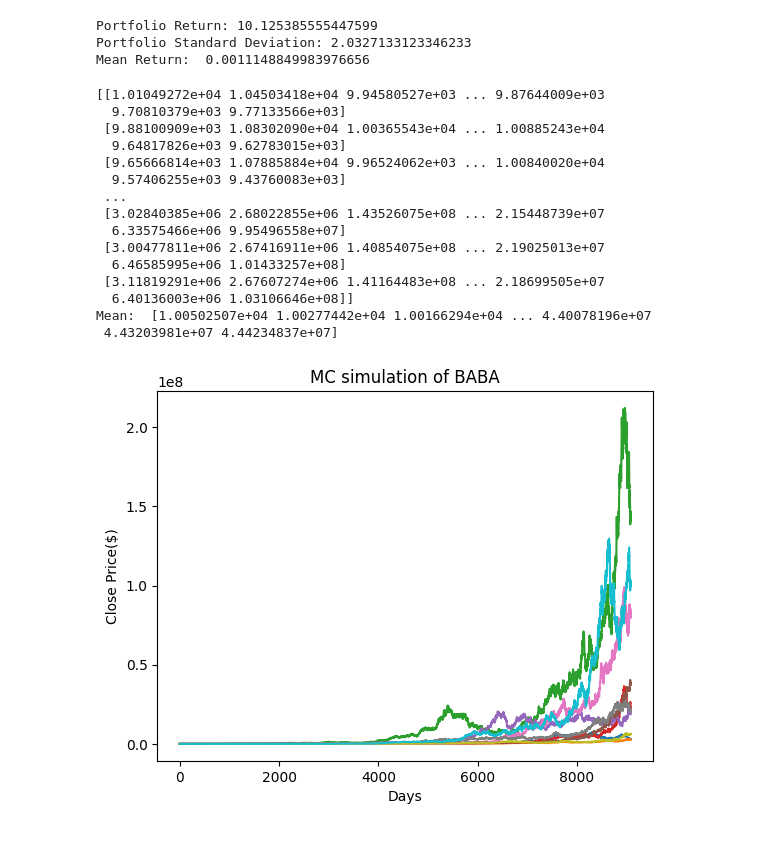
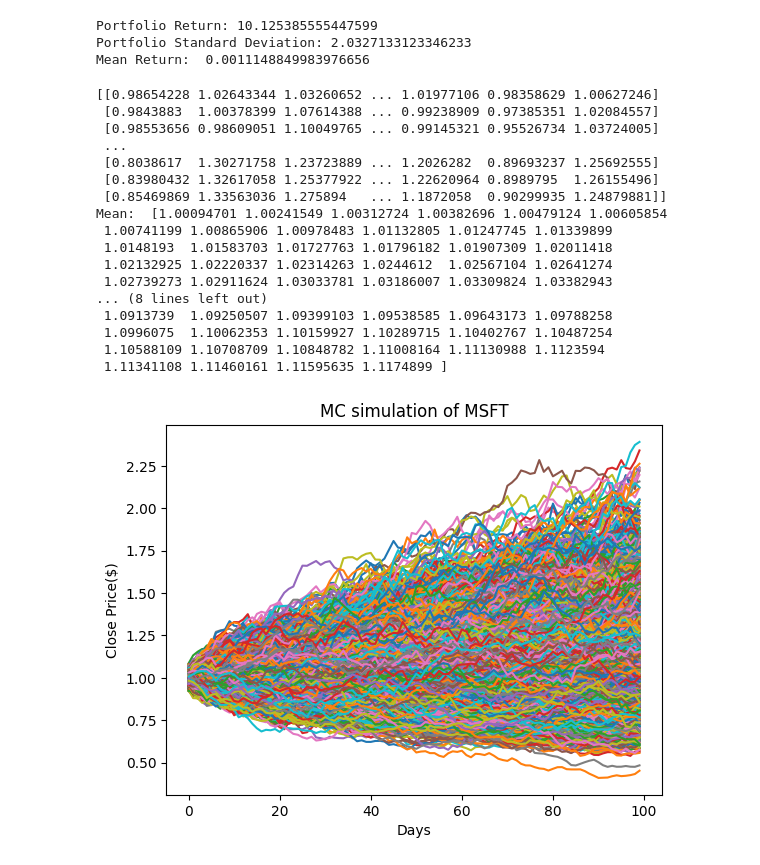
Before and after one commit to JojoDuke/lstm-test, a Jupyter notebook: mc-test.ipynb, the cells around one changed output. Saved outputs shown, nothing was run; the diff lists cells and outputs as text; code cells hidden in the pictures.

```diff
--- a/mc-test.ipynb
+++ b/mc-test.ipynb
@@ -56,9 +56,9 @@ Mean Return:  0.0011148849983976656
 # %%
 
 # Monte Carlo simulation for single-asset portfolio
-mc_sims = 10
-T = 9084
-initialPortfolio = 10000
+mc_sims = 8000
+T = 100
+initialPortfolio = 1
 
 meanM = np.full(shape=(T, 1), fill_value=mean_return)
 stock_simulations = np.zeros((T, mc_sims))
@@ -80,34 +80,30 @@ percentile_95 = np.percentile(stock_simulations, 95, axis=1)
 print(stock_simulations)
 print("Mean: ", mean_portfolios)
 # %% [output]
-[[1.01049272e+04 1.04503418e+04 9.94580527e+03 ... 9.87644009e+03
-  9.70810379e+03 9.77133566e+03]
- [9.88100909e+03 1.08302090e+04 1.00365543e+04 ... 1.00885243e+04
-  9.64817826e+03 9.62783015e+03]
- [9.65666814e+03 1.07885884e+04 9.96524062e+03 ... 1.00840020e+04
-  9.57406255e+03 9.43760083e+03]
+[[0.98654228 1.02643344 1.03260652 ... 1.01977106 0.98358629 1.00627246]
+ [0.9843883  1.00378399 1.07614388 ... 0.99238909 0.97385351 1.02084557]
+ [0.98553656 0.98609051 1.10049765 ... 0.99145321 0.95526734 1.03724005]
  ...
- [3.02840385e+06 2.68022855e+06 1.43526075e+08 ... 2.15448739e+07
-  6.33575466e+06 9.95496558e+07]
- [3.00477811e+06 2.67416911e+06 1.40854075e+08 ... 2.19025013e+07
-  6.46585995e+06 1.01433257e+08]
- [3.11819291e+06 2.67607274e+06 1.41164483e+08 ... 2.18699505e+07
-  6.40136003e+06 1.03106646e+08]]
-Mean:  [1.00502507e+04 1.00277442e+04 1.00166294e+04 ... 4.40078196e+07
- 4.43203981e+07 4.44234837e+07]
+ [0.8038617  1.30271758 1.23723889 ... 1.2026282  0.89693237 1.25692555]
+ [0.83980432 1.32617058 1.25377922 ... 1.22620964 0.8989795  1.26155496]
+ [0.85469869 1.33563036 1.275894   ... 1.1872058  0.90299935 1.24879881]]
+Mean:  [1.00094701 1.00241549 1.00312724 1.00382696 1.00479124 1.00605854
+ 1.00741199 1.00865906 1.00978483 1.01132805 1.01247745 1.01339899
+ 1.0148193  1.01583703 1.01727763 1.01796182 1.01907309 1.02011418
+ 1.02132925 1.02220337 1.02314263 1.0244612  1.02567104 1.02641274
+ 1.02739273 1.02911624 1.03033781 1.03186007 1.03309824 1.03382943
+... (8 lines left out)
+ 1.0913739  1.09250507 1.09399103 1.09538585 1.09643173 1.09788258
+ 1.0996075  1.10062353 1.10159927 1.10289715 1.10402767 1.10487254
+ 1.10588109 1.10708709 1.10848782 1.11008164 1.11130988 1.1123594
+ 1.11341108 1.11460161 1.11595635 1.1174899 ]
 # %%
-#plt.plot(stock_simulations)
-# Working on width
-plt.plot(
-    dates[len(train_predict) + (time_step * 2) + 1 : len(scaled_data) - 1],
-        scaler.inverse_transform(test_predict_plot[len(train_predict)+(time_step*2)+1:len(scaled_data)-1]),
-        label=f'Stock Simulations {i+1}',
-        color='green'
-)
+#plt.figure(figsize=(14, 5))
+plt.plot(stock_simulations)
 plt.ylabel('Close Price($)')
 plt.xlabel('Days')
-plt.title('MC simulation of BABA')
+plt.title('MC simulation of MSFT')
 plt.show()
 # %% [output]
-[figure, old version]
+[figure, new version]
 # %%
```
Also changed, not shown: parts of 3 cells of this notebook.
